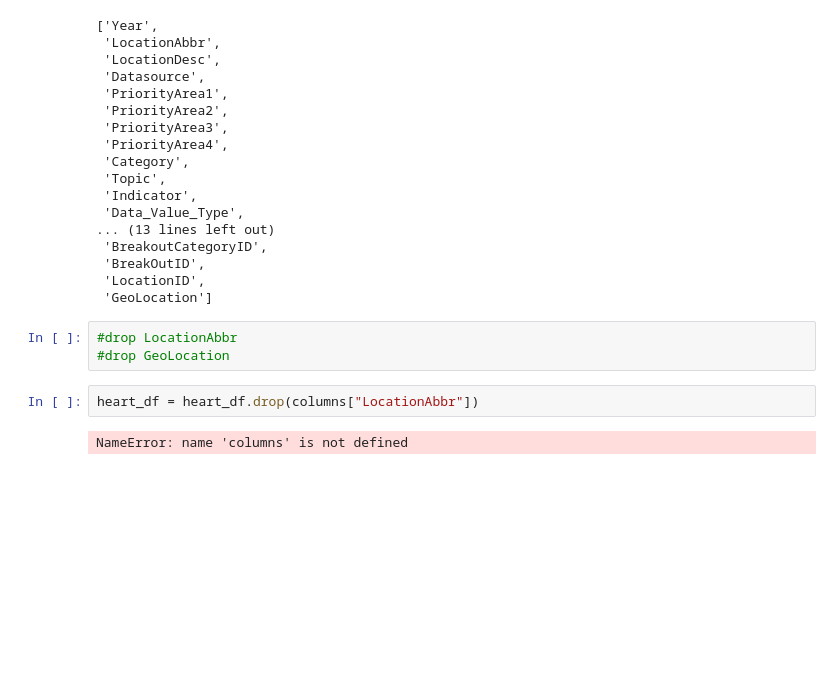
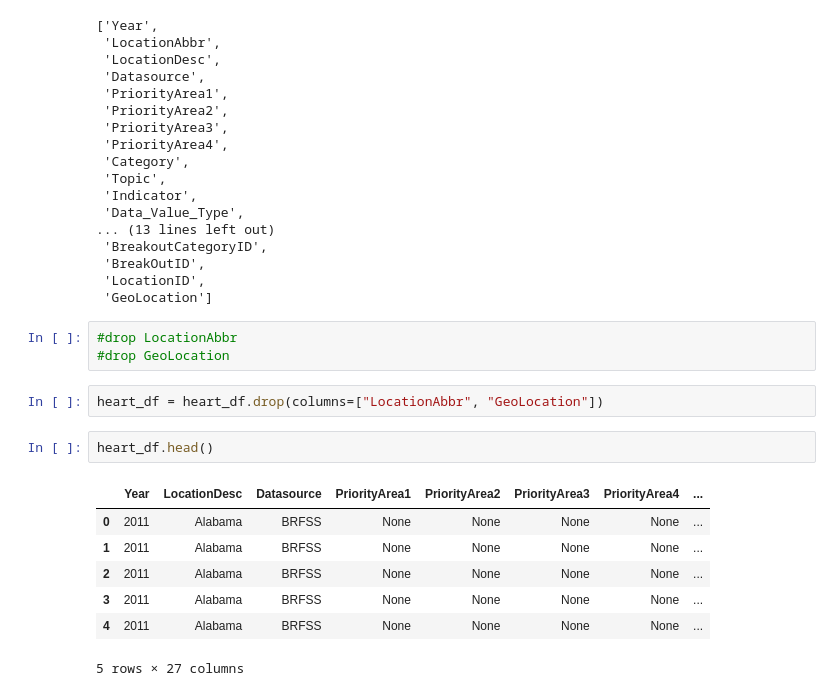
Before and after one commit to logan7734/ETL_Project, a Jupyter notebook: heart_df.ipynb, the cells around one changed output. Cells and saved outputs as stored; diff of their text form; blank space fills up the shorter version.

```diff
--- a/heart_data.ipynb
+++ b/heart_df.ipynb
@@ -49,6 +49,14 @@ list(heart_df.columns.values)
 #drop LocationAbbr
 #drop GeoLocation
 # %%
-heart_df = heart_df.drop(columns["LocationAbbr"])
+heart_df = heart_df.drop(columns=["LocationAbbr", "GeoLocation"])
-# %% [output]
-NameError: name 'columns' is not defined
+# %%
+heart_df.head()
+# %% [output]
+|  | Year | LocationDesc | Datasource | PriorityArea1 | PriorityArea2 | PriorityArea3 | PriorityArea4 | ... |
+| 0 | 2011 | Alabama | BRFSS | None | None | None | None | ... |
+| 1 | 2011 | Alabama | BRFSS | None | None | None | None | ... |
+| 2 | 2011 | Alabama | BRFSS | None | None | None | None | ... |
+| 3 | 2011 | Alabama | BRFSS | None | None | None | None | ... |
+| 4 | 2011 | Alabama | BRFSS | None | None | None | None | ... |
+5 rows × 27 columns
```
